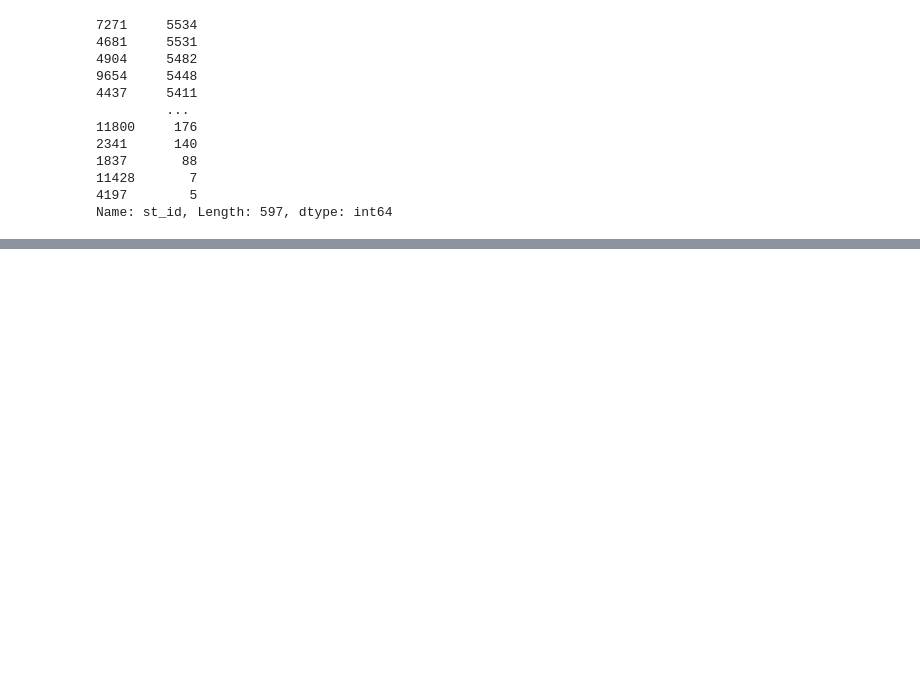
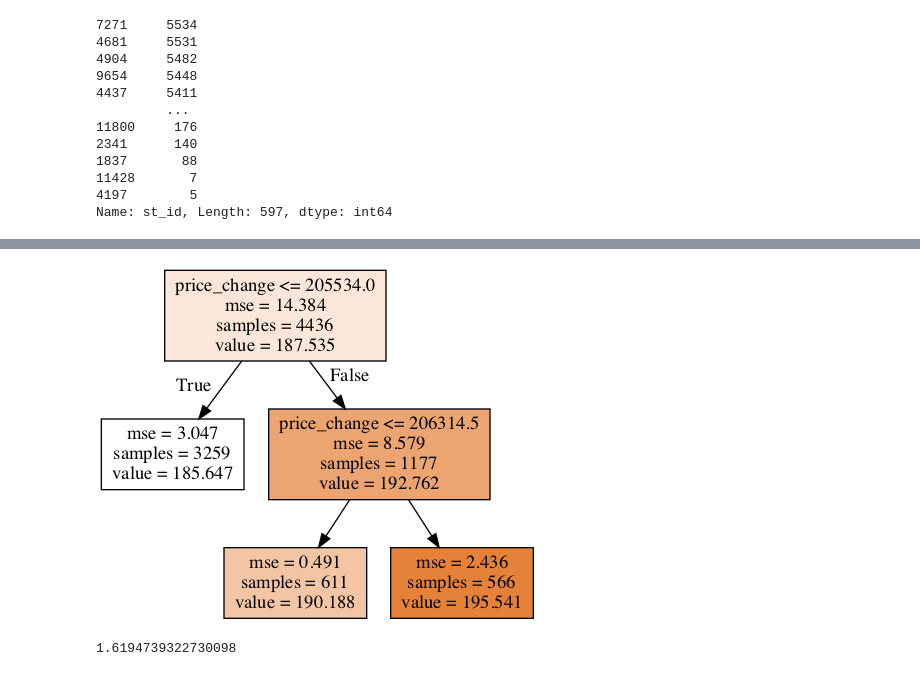
Before and after one commit to jcanque777/stock_market_data_prediction, a Jupyter notebook: test_models.ipynb, the cells around one changed output, grey strips where cells are left out. Cells and saved outputs as stored; diff of their text form; code cells hidden in the pictures; blank space fills up the shorter version.

Commit message:
regression tree compute and cv

```diff
--- a/test_models.ipynb
+++ b/test_models.ipynb
@@ -279,0 +822,18 @@ all_stocks_intraday_df[all_stocks_intraday_df['st_id'] == 7271]
+# %%
+# %load ../standard_import.txt
+import pandas as pd
+import numpy as np
+import matplotlib.pyplot as plt
+import seaborn as sns
+
+import pydot
+from IPython.display import Image
+
+from sklearn.model_selection import train_test_split, cross_val_score
+from sklearn.externals.six import StringIO
+from sklearn.tree import DecisionTreeRegressor, DecisionTreeClassifier, export_graphviz
+from sklearn.ensemble import BaggingClassifier, RandomForestClassifier, BaggingRegressor, RandomForestRegressor, GradientBoostingRegressor
+from sklearn.metrics import mean_squared_error,confusion_matrix, classification_report
+
+%matplotlib inline
+plt.style.use('seaborn-white')
@@ -279,0 +842,22 @@ all_stocks_intraday_df[all_stocks_intraday_df['st_id'] == 7271]
+# %%
+# This function creates images of tree models using pydot
+# conda install graphviz
+def print_tree(estimator, features, class_names=None, filled=True):
+    tree = estimator
+    names = features
+    color = filled
+    classn = class_names
+
+    dot_data = StringIO()
+    export_graphviz(estimator, out_file=dot_data, feature_names=features, class_names=classn, filled=filled)
+    graph = pydot.graph_from_dot_data(dot_data.getvalue())
+    return(graph)
+# %%
+features_to_use = cols_to_use[:]
+# %%
+features_to_use.remove('close')
+# %%
+graph, = print_tree(reg_tree, features= features_to_use)
+Image(graph.create_png())
+# %% [output]
+[figure, added]
@@ -279,0 +870,4 @@ all_stocks_intraday_df[all_stocks_intraday_df['st_id'] == 7271]
+# %%
+mse**.5
+# %% [output]
+1.6194739322730098
```
Also changed, not shown: parts of 96 cells of this notebook.
